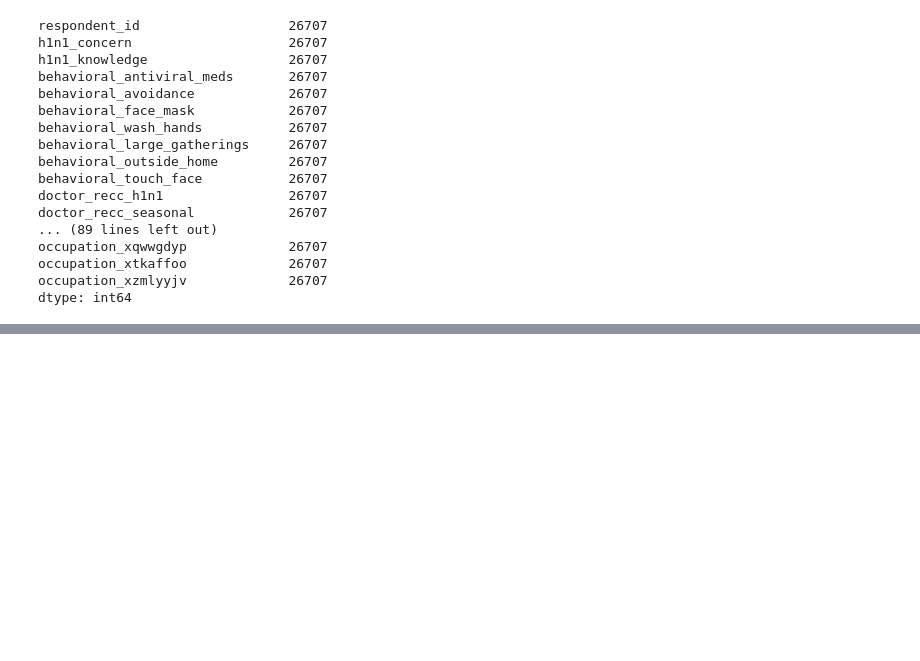
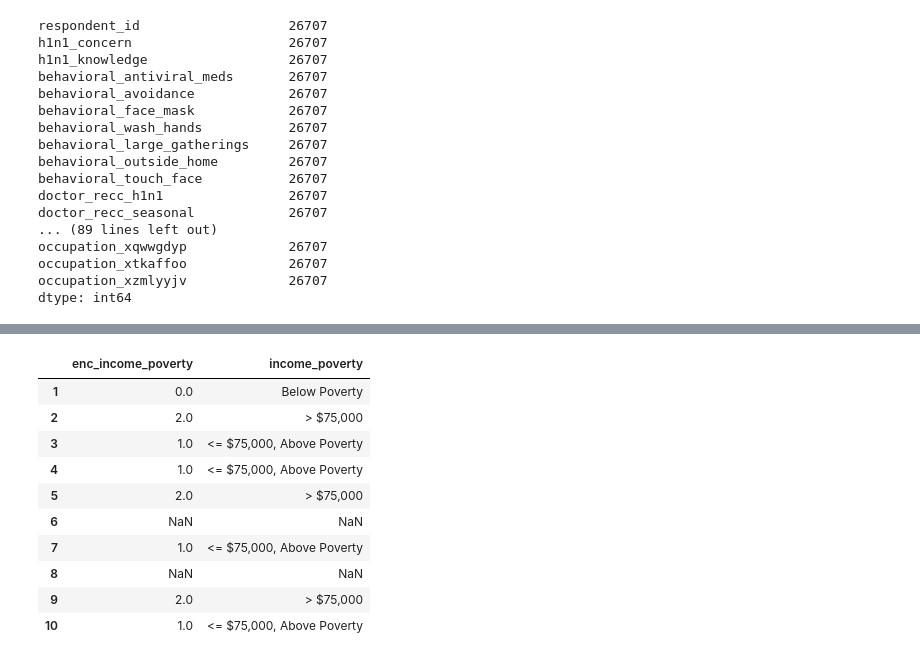
Before and after one commit to stutihar/WiBD-DataScienceVarsity2023, a Jupyter notebook: Standard Deviations/Tyler_WiBD_StanDivas.ipynb, the cells around one changed output, grey strips where cells are left out. Saved outputs shown, nothing was run; the diff lists cells and outputs as text; code cells hidden in the pictures; blank space fills up the shorter version.

```diff
--- a/Standard Deviations/Tyler_WiBD_StanDivas.ipynb
+++ b/Standard Deviations/Tyler_WiBD_StanDivas.ipynb
@@ -461,0 +534,31 @@ You can try to debug the error by setting error_score='raise'.
+# %%
+le_income_poverty = CustomOrderLabelEncoder()
+
+le_income_poverty.fit(['Below Poverty', '<= $75,000, Above Poverty', '> $75,000'])
+
+
+
+test['enc_income_poverty'] = pd.Series(
+
+    le_income_poverty.transform(test['income_poverty'][test['income_poverty'].notnull()]),
+
+    index=test['income_poverty'][test['income_poverty'].notnull()].index
+
+)
+if 'enc_income_poverty' not in feature_list:
+    feature_list.append('enc_income_poverty')
+
+
+test.loc[1:10, ['enc_income_poverty', 'income_poverty']]
+# %% [output]
+|  | enc_income_poverty | income_poverty |
+| 1 | 0.0 | Below Poverty |
+| 2 | 2.0 | > $75,000 |
+| 3 | 1.0 | <= $75,000, Above Poverty |
+| 4 | 1.0 | <= $75,000, Above Poverty |
+| 5 | 2.0 | > $75,000 |
+| 6 | NaN | NaN |
+| 7 | 1.0 | <= $75,000, Above Poverty |
+| 8 | NaN | NaN |
+| 9 | 2.0 | > $75,000 |
+| 10 | 1.0 | <= $75,000, Above Poverty |
```
Also changed, not shown: parts of 17 cells of this notebook.
